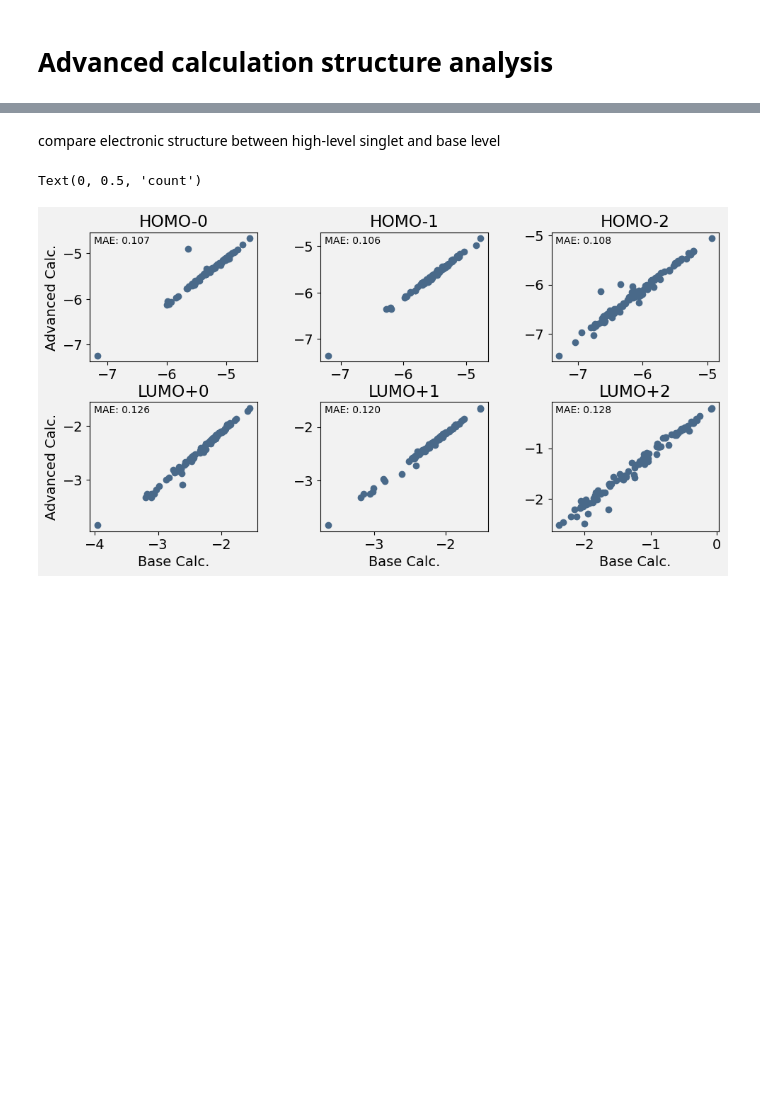
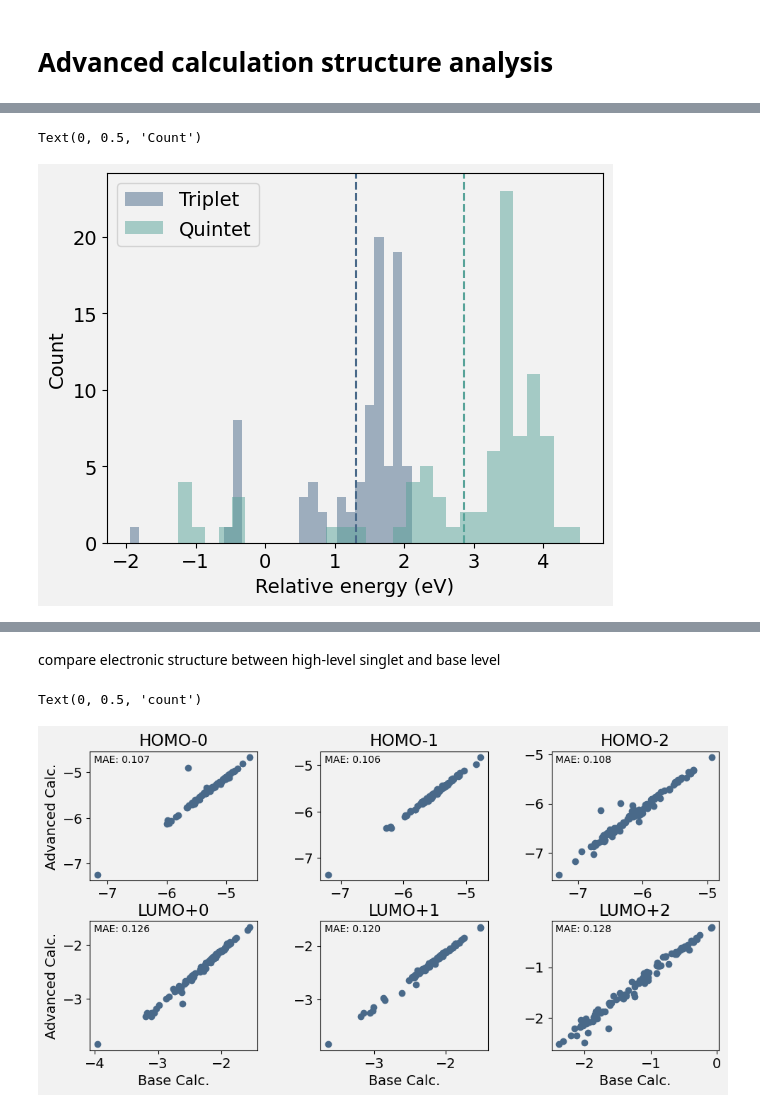
Before and after one commit to ajr15/PorCrystalStructures, a Jupyter notebook: src/notebooks/main.ipynb, the cells around one changed output, grey strips where cells are left out. Cells and saved outputs as stored; diff of their text form; code cells hidden in the pictures; blank space fills up the shorter version.

```diff
--- a/src/notebooks/main.ipynb
+++ b/src/notebooks/main.ipynb
@@ -415,3 +325,14 @@ df["spin"] = df[["singlet_energy", "triplet_energy", "quintet_energy"]].rename(c
+# %%
+plt.hist((df["triplet_energy"] - df["singlet_energy"]) * 27.2, label="Triplet", alpha=0.5, bins=30, color=plt.rcParams['axes.prop_cycle'].by_key()['color'][0])
+plt.axvline((df["triplet_energy"] - df["singlet_energy"]).mean() * 27.2, color=plt.rcParams['axes.prop_cycle'].by_key()['color'][0], alpha=1, linestyle="--")
+plt.hist((df["quintet_energy"] - df["singlet_energy"]) * 27.2, label="Quintet", alpha=0.5, bins=30, color=plt.rcParams['axes.prop_cycle'].by_key()['color'][1])
+plt.axvline((df["quintet_energy"] - df["singlet_energy"]).mean() * 27.2, color=plt.rcParams['axes.prop_cycle'].by_key()['color'][1], alpha=1, linestyle="--")
+plt.legend()
+plt.xlabel("Relative energy (eV)")
+plt.ylabel("Count")
+# %% [output]
+Text(0, 0.5, 'Count')
+[figure, added]
 # %%
 def make_violin_plot(df: pd.DataFrame, group_by: str, th: int):
     # Extract unique metals
```
Also changed, not shown: parts of 28 cells of this notebook.
